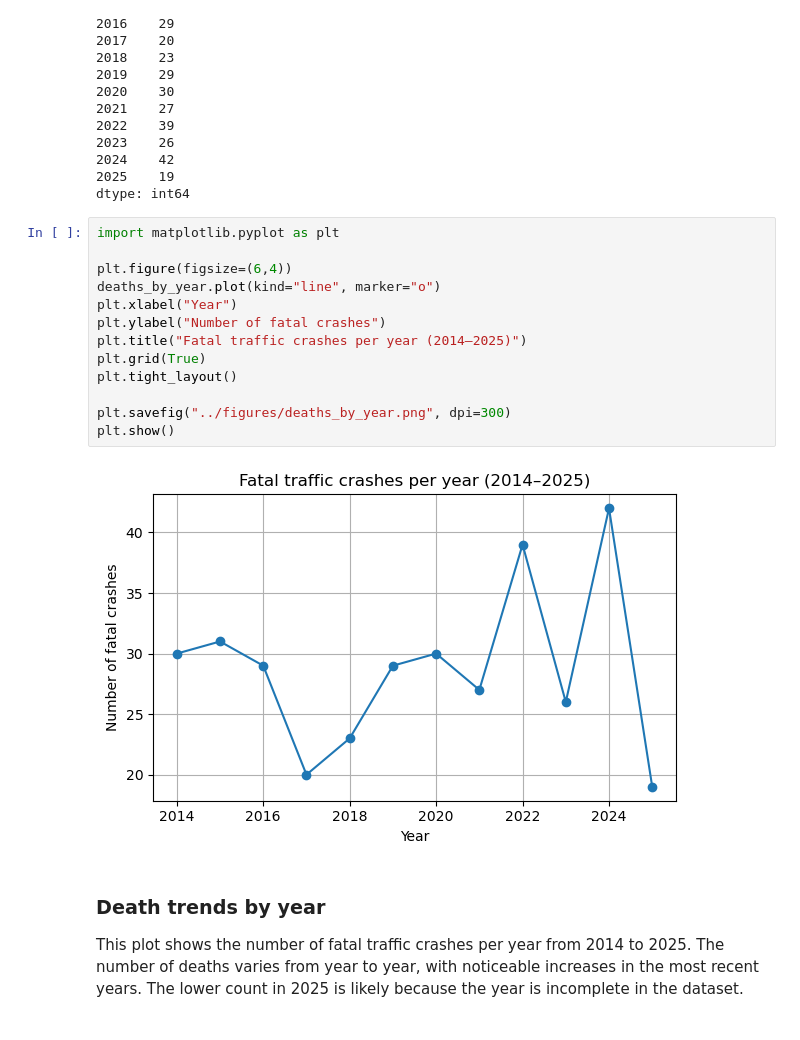
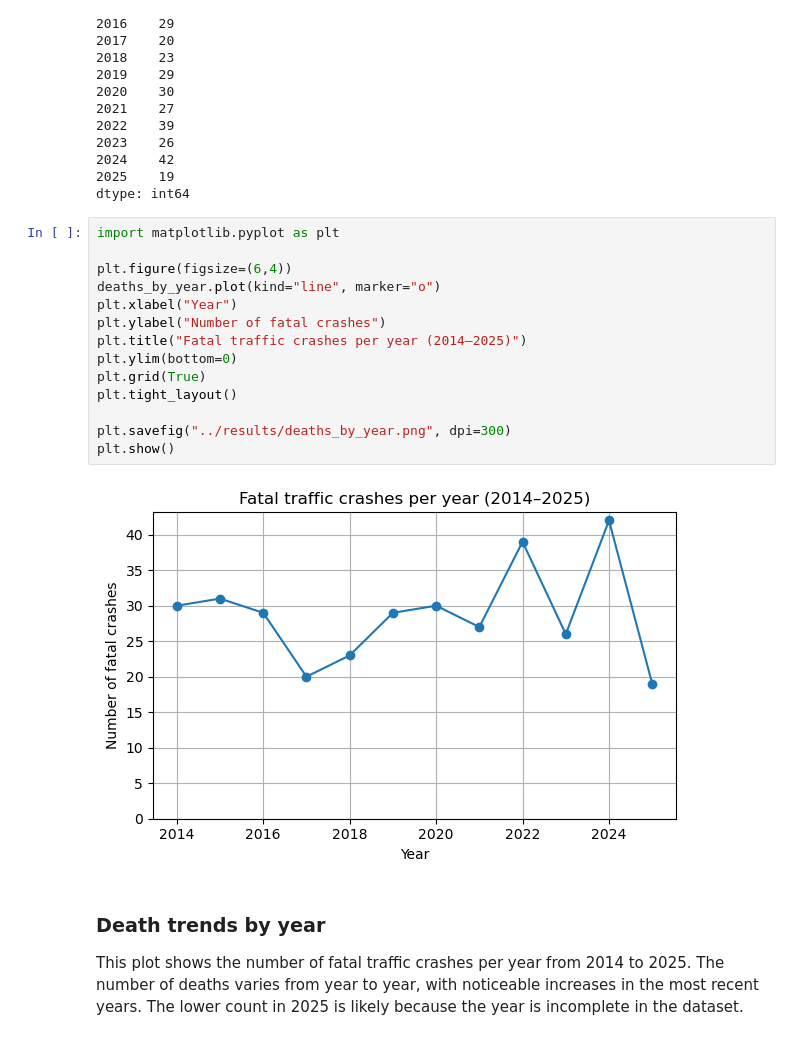
Before and after one commit to UCB-stat-159-f25/final-group26, a Jupyter notebook: notebooks/01_Data_Cleaning_and_Death_Trends.ipynb, the cells around one changed output. Cells and saved outputs as stored; diff of their text form.

```diff
--- a/notebooks/01_Data_Cleaning_and_Death_Trends.ipynb
+++ b/notebooks/01_Data_Cleaning_and_Death_Trends.ipynb
@@ -185,18 +174,19 @@ dtype: int64
 # %%
 import matplotlib.pyplot as plt
 
 plt.figure(figsize=(6,4))
 deaths_by_year.plot(kind="line", marker="o")
 plt.xlabel("Year")
 plt.ylabel("Number of fatal crashes")
 plt.title("Fatal traffic crashes per year (2014–2025)")
+plt.ylim(bottom=0)
 plt.grid(True)
 plt.tight_layout()
 
-plt.savefig("../figures/deaths_by_year.png", dpi=300)
+plt.savefig("../results/deaths_by_year.png", dpi=300)
 plt.show()
 # %% [output]
-[figure, old version]
+[figure, new version]
 # %% [markdown]
 ### Death trends by year
 
```
Also changed, not shown: parts of 6 cells of this notebook, 11 other files.
